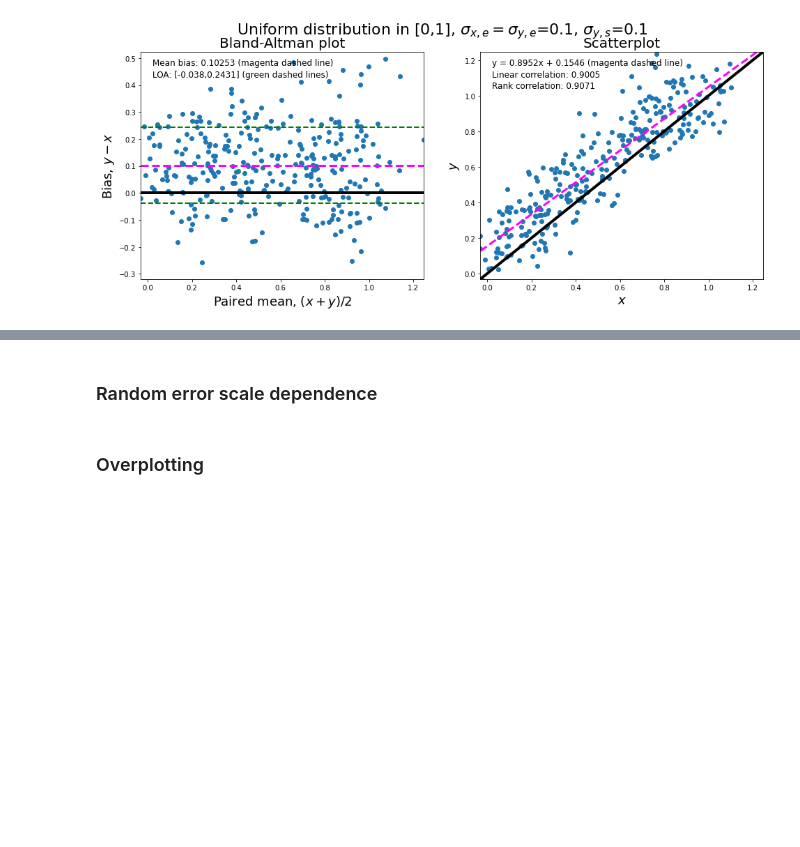
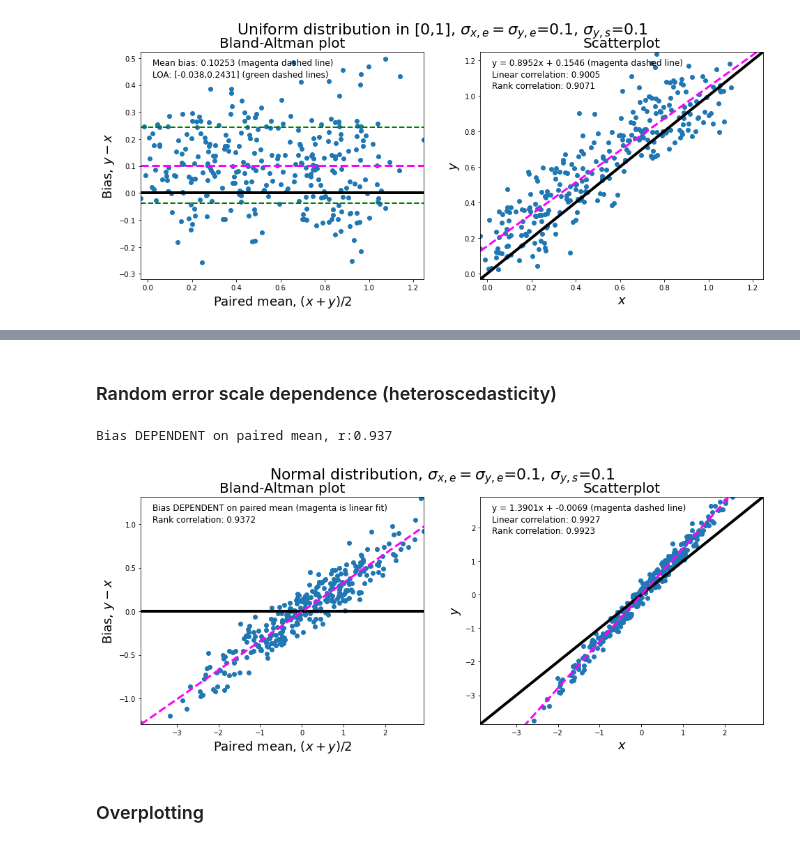
Before and after one commit to knobelsp/BlandAltman, a Jupyter notebook: BlandAltman.ipynb, the cells around one changed output, grey strips where cells are left out. Drawn from its saved outputs; the diff is of its cells as text; code cells hidden in the pictures; blank space fills up the shorter version.

```diff
--- a/BlandAltman.ipynb
+++ b/BlandAltman.ipynb
@@ -327,5 +340,21 @@ While the mean bias and LOA are insensitive to these different numerical distrib
 # %% [markdown]
-### Random error scale dependence
+### Random error scale dependence (heteroscedasticity)
+# %%
+leng=300
+source=np.random.standard_normal(size=(leng)) #this is the true value
+random_error=0.1 #set a random error of 10% as wide as a standard normal distribution
+
+xx_error_rand=random_error*np.random.standard_normal(size=(leng)) #generate random error for measurement x
+xx= source + xx_error_rand #x is the true value (source) plus errors
+
+yy_error_rand=random_error*np.random.standard_normal(size=(leng)) #generate random error for measurement x
+yy_error_syst= 0.4*source #systemmatic error for measurement y
+yy= source + yy_error_rand + yy_error_syst #y is the true value (source) plus  errors
+
+plot_BAvsScat(xx,yy,label='Normal distribution, $\sigma_{x,e}=\sigma_{y,e}$=0.1, $\sigma_{y,s}$=0.1',scat=1)
+# %% [output]
+Bias DEPENDENT on paired mean, r:0.937
+[figure, added]
 # %% [markdown]
 ### Overplotting
 # %% [markdown]
```
Also changed, not shown: parts of 5 cells of this notebook.
